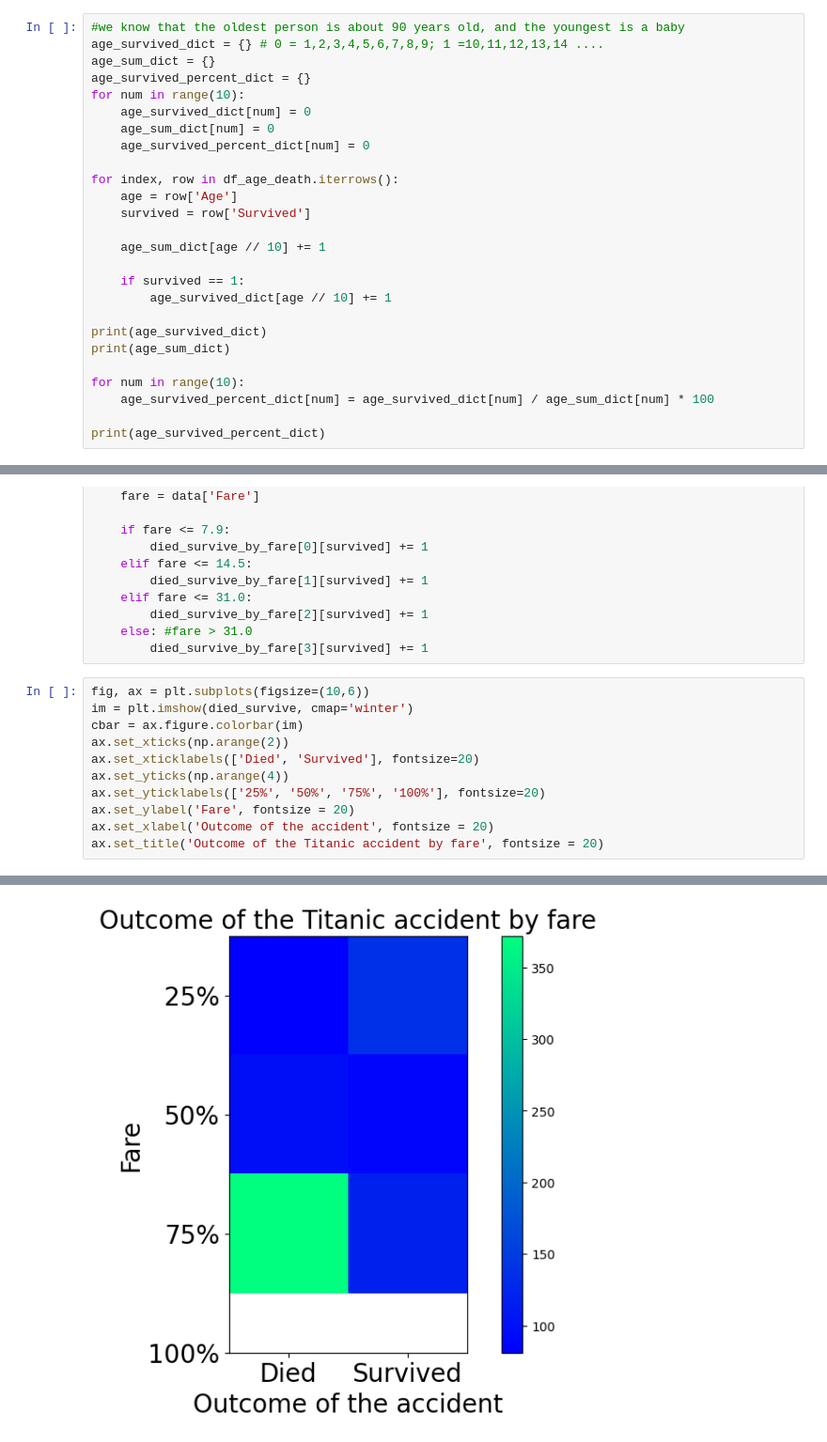
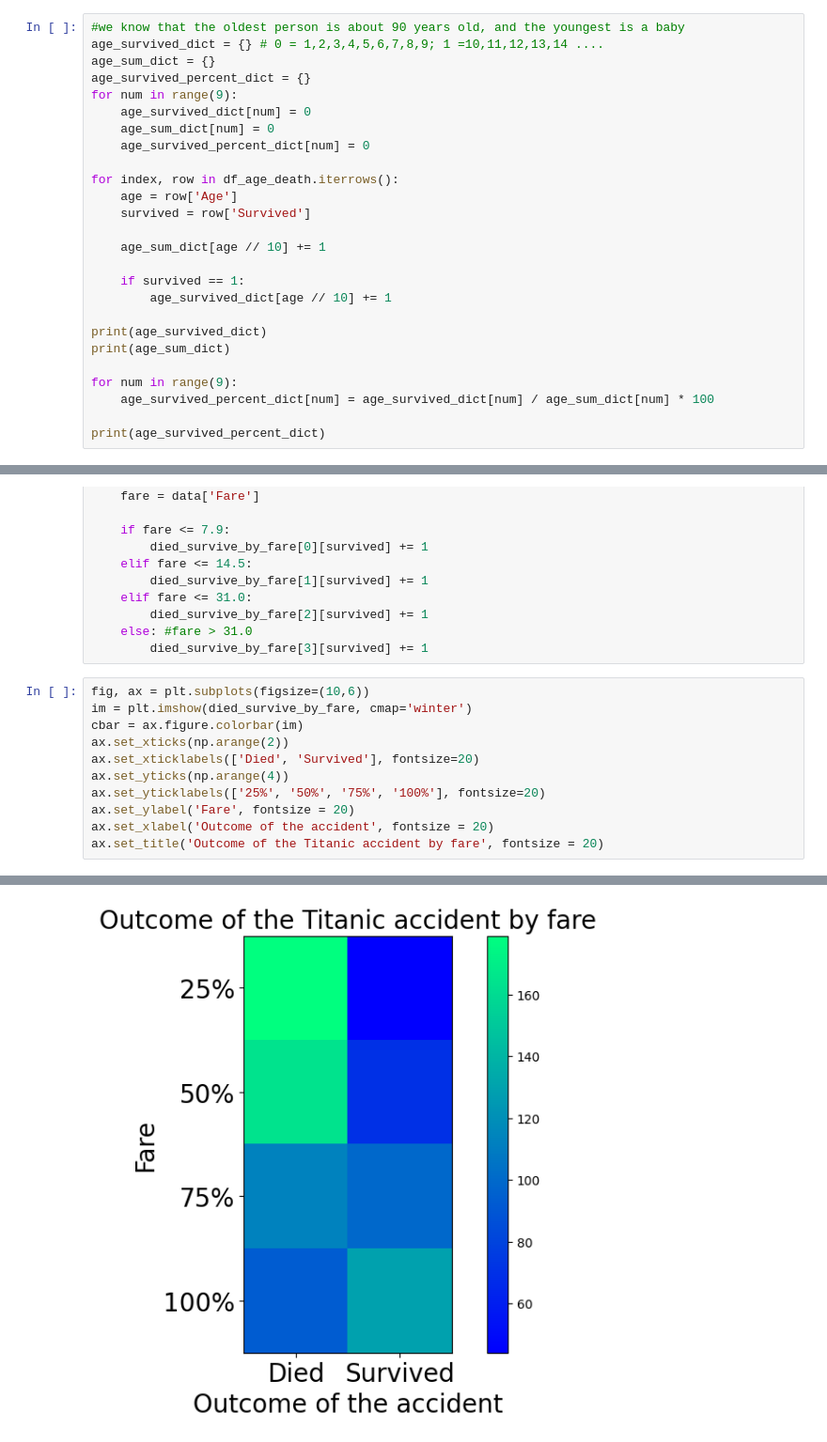
Before and after one commit to jvrErvin/python_learning, a Jupyter notebook: 6_exploratory_data_analysis_eda/titanic_eda.ipynb, the cells around one changed output, grey strips where cells are left out. Shown at 94% size. Drawn from its saved outputs; the diff is of its cells as text.

```diff
--- a/6_exploratory_data_analysis_eda/titanic_eda.ipynb
+++ b/6_exploratory_data_analysis_eda/titanic_eda.ipynb
@@ -298,7 +300,7 @@ df_age_death.head()
 age_survived_dict = {} # 0 = 1,2,3,4,5,6,7,8,9; 1 =10,11,12,13,14 ....
 age_sum_dict = {}
 age_survived_percent_dict = {}
-for num in range(10):
+for num in range(9):
     age_survived_dict[num] = 0
     age_sum_dict[num] = 0
     age_survived_percent_dict[num] = 0
@@ -315,7 +317,7 @@ for index, row in df_age_death.iterrows():
 print(age_survived_dict)
 print(age_sum_dict)
 
-for num in range(10):
+for num in range(9):
     age_survived_percent_dict[num] = age_survived_dict[num] / age_sum_dict[num] * 100
 
 print(age_survived_percent_dict)
@@ -358,15 +367,15 @@ for row in df.iterrows():
         died_survive_by_fare[3][survived] += 1
 # %%
 fig, ax = plt.subplots(figsize=(10,6))
-im = plt.imshow(died_survive, cmap='winter')
+im = plt.imshow(died_survive_by_fare, cmap='winter')
 cbar = ax.figure.colorbar(im)
 ax.set_xticks(np.arange(2))
 ax.set_xticklabels(['Died', 'Survived'], fontsize=20)
 ax.set_yticks(np.arange(4))
 ax.set_yticklabels(['25%', '50%', '75%', '100%'], fontsize=20)
 ax.set_ylabel('Fare', fontsize = 20)
 ax.set_xlabel('Outcome of the accident', fontsize = 20)
 ax.set_title('Outcome of the Titanic accident by fare', fontsize = 20)
 # %% [output]
 Text(0.5, 1.0, 'Outcome of the Titanic accident by fare')
-[figure, old version]
+[figure, new version]
```
Also changed, not shown: parts of 3 cells of this notebook.
